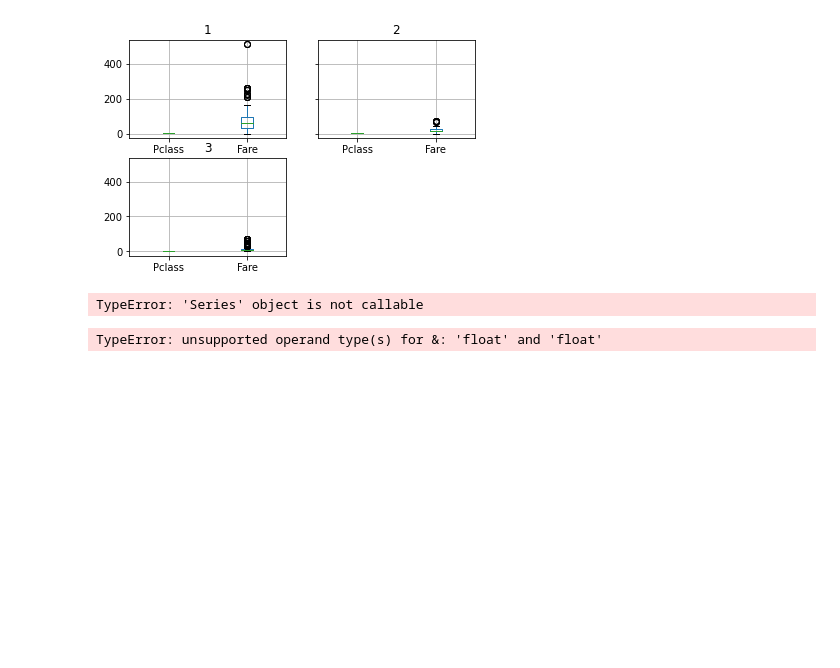
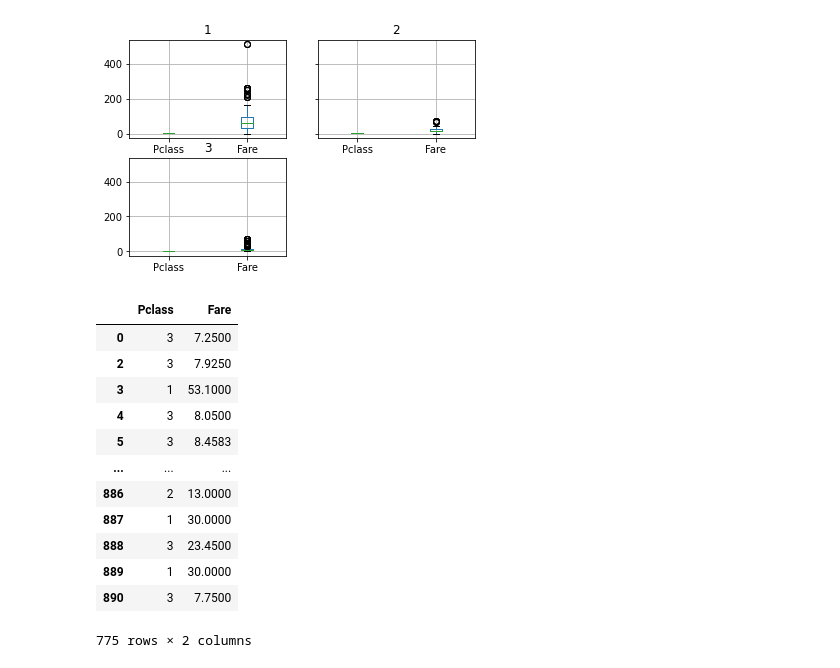
Before and after one commit to AjayBadrinath/Foundations-Of-DataScience, a Jupyter notebook: Pandas and Numpy/Pandas Data Preprocessing.ipynb, the cells around one changed output. Cells and saved outputs as stored; diff of their text form; code cells hidden in the pictures; blank space fills up the shorter version.

```diff
--- a/Pandas and Numpy/Pandas Data Preprocessing.ipynb
+++ b/Pandas and Numpy/Pandas Data Preprocessing.ipynb
@@ -290,13 +313,23 @@ def iqr(data,col):
     iqr=q3-q1
     return iqr,q1,q3
 # %%
-iqr,q1,q3=iqr(g1,'Fare')
+iqr,q1,q3=iqr(df,'Fare')
-# %% [output]
-TypeError: 'Series' object is not callable
 # %%
 l_whis=q1-1.5*iqr
 u_whis=q3+1.5*iqr
 # %%
-df[df['Fare']>l_whis& df['Fare']<upper]
+df[(df['Fare']>l_whis)& (df['Fare']<u_whis)]
 # %% [output]
+|  | Pclass | Fare |
+| 0 | 3 | 7.2500 |
+| 2 | 3 | 7.9250 |
+| 3 | 1 | 53.1000 |
+| 4 | 3 | 8.0500 |
+| 5 | 3 | 8.4583 |
+| ... | ... | ... |
+| 886 | 2 | 13.0000 |
+| 887 | 1 | 30.0000 |
+| 888 | 3 | 23.4500 |
+| 889 | 1 | 30.0000 |
+| 890 | 3 | 7.7500 |
-TypeError: unsupported operand type(s) for &: 'float' and 'float'
+775 rows × 2 columns
```
Also changed, not shown: parts of 10 cells of this notebook, 3 other files.
